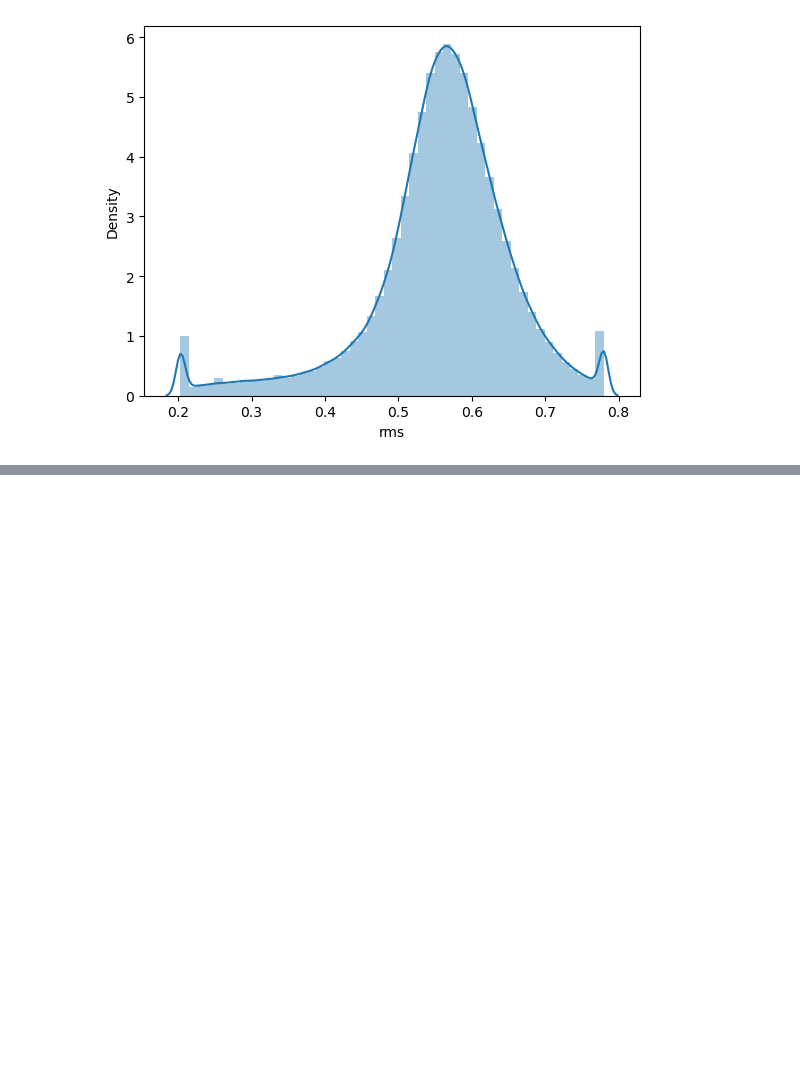
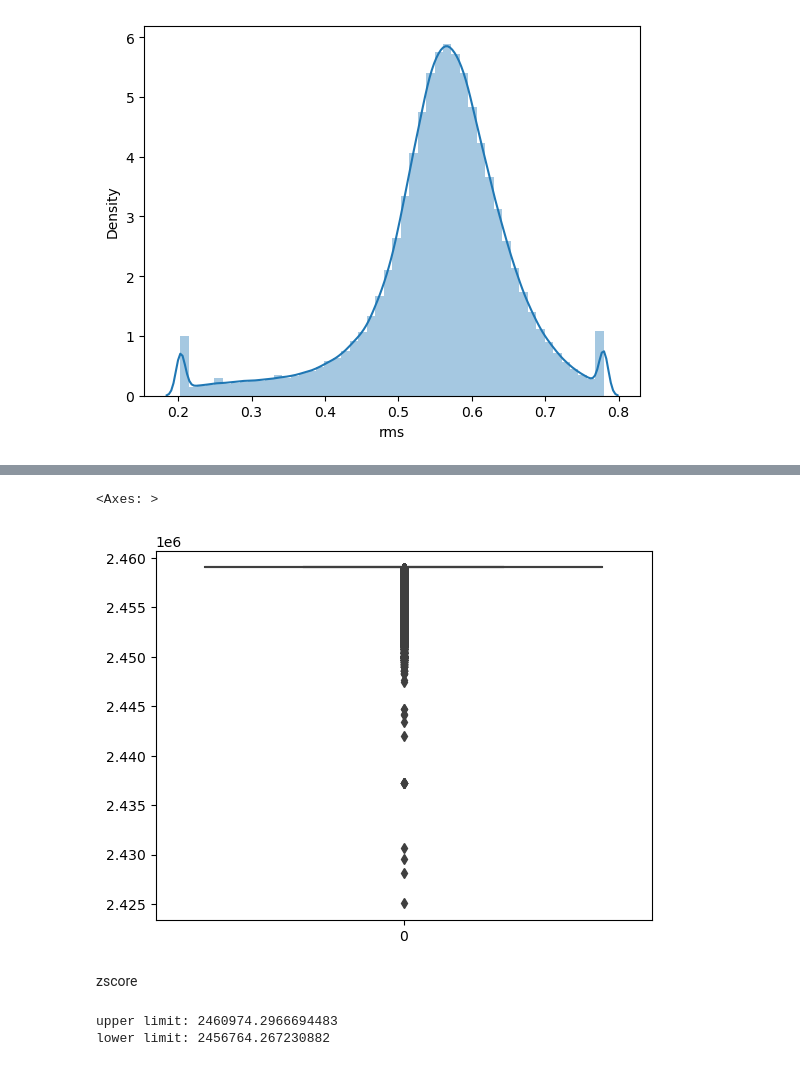
Before and after one commit to agnishde/Asteroid-orbit-classification, a Jupyter notebook: Asteroid Data analysis and Classification.ipynb, the cells around one changed output, grey strips where cells are left out. Saved outputs shown, nothing was run; the diff lists cells and outputs as text; code cells hidden in the pictures; blank space fills up the shorter version.

```diff
--- a/Asteroid Data analysis and Classification.ipynb
+++ b/Asteroid Data analysis and Classification.ipynb
@@ -1037,0 +1066,15 @@ https://gist.github.com/mwaskom/de44147ed2974457ad6372750bbe5751
+# %%
+sns.boxplot(df['epoch'])
+# %% [output]
+<Axes: >
+[figure, added]
+# %% [markdown]
+zscore
+# %%
+upper_limit = df['epoch'].mean() + 3*df['epoch'].std()
+lower_limit = df['epoch'].mean() - 3*df['epoch'].std()
+print('upper limit:', upper_limit)
+print('lower limit:', lower_limit)
+# %% [output]
+upper limit: 2460974.2966694483
+lower limit: 2456764.267230882
```
Also changed, not shown: parts of 57 cells of this notebook.
